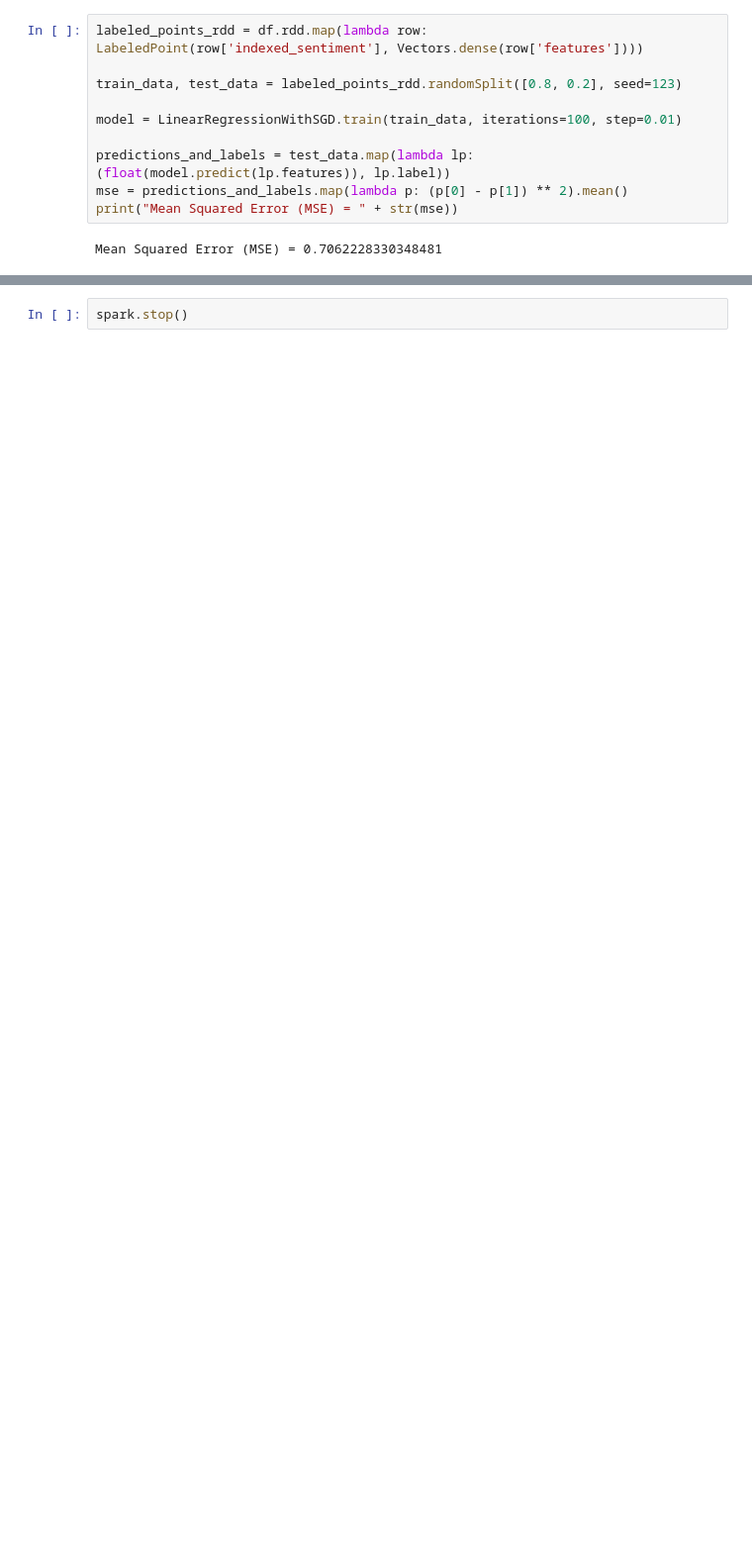
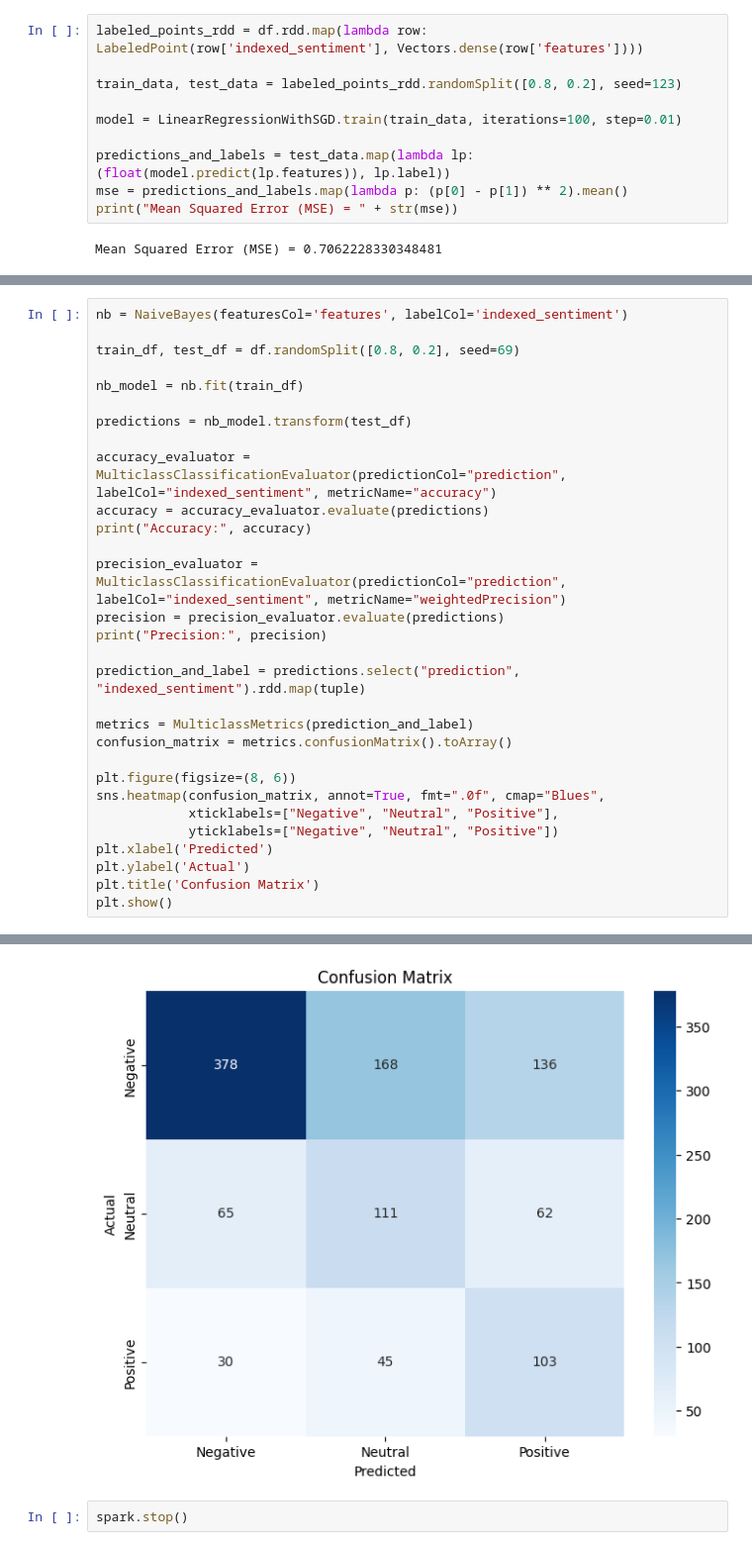
Before and after one commit to ahmedembeddedx/batch-twitter-sentiment-analysis, a Jupyter notebook: src/twitter_analysis.ipynb, the cells around one changed output, grey strips where cells are left out. Shown at 99% size. Saved outputs shown, nothing was run; the diff lists cells and outputs as text; blank space fills up the shorter version.

Commit message:
Add Naive Bayes

```diff
--- a/src/twitter_analysis.ipynb
+++ b/src/twitter_analysis.ipynb
@@ -378,0 +382,31 @@ Mean Squared Error (MSE) = 0.7062228330348481
+# %%
+nb = NaiveBayes(featuresCol='features', labelCol='indexed_sentiment')
+
+train_df, test_df = df.randomSplit([0.8, 0.2], seed=69)
+
+nb_model = nb.fit(train_df)
+
+predictions = nb_model.transform(test_df)
+
+accuracy_evaluator = MulticlassClassificationEvaluator(predictionCol="prediction", labelCol="indexed_sentiment", metricName="accuracy")
+accuracy = accuracy_evaluator.evaluate(predictions)
+print("Accuracy:", accuracy)
+
+precision_evaluator = MulticlassClassificationEvaluator(predictionCol="prediction", labelCol="indexed_sentiment", metricName="weightedPrecision")
+precision = precision_evaluator.evaluate(predictions)
+print("Precision:", precision)
+
+prediction_and_label = predictions.select("prediction", "indexed_sentiment").rdd.map(tuple)
+
+metrics = MulticlassMetrics(prediction_and_label)
+confusion_matrix = metrics.confusionMatrix().toArray()
+
+plt.figure(figsize=(8, 6))
+sns.heatmap(confusion_matrix, annot=True, fmt=".0f", cmap="Blues",
+            xticklabels=["Negative", "Neutral", "Positive"],
+            yticklabels=["Negative", "Neutral", "Positive"])
+plt.xlabel('Predicted')
+plt.ylabel('Actual')
+plt.title('Confusion Matrix')
+plt.show()
+# %% [output]
@@ -379,2 +415,3 @@ Mean Squared Error (MSE) = 0.7062228330348481
+[figure, added]
 # %%
 spark.stop()
```
Also changed, not shown: parts of 6 cells of this notebook, 1 other file.
